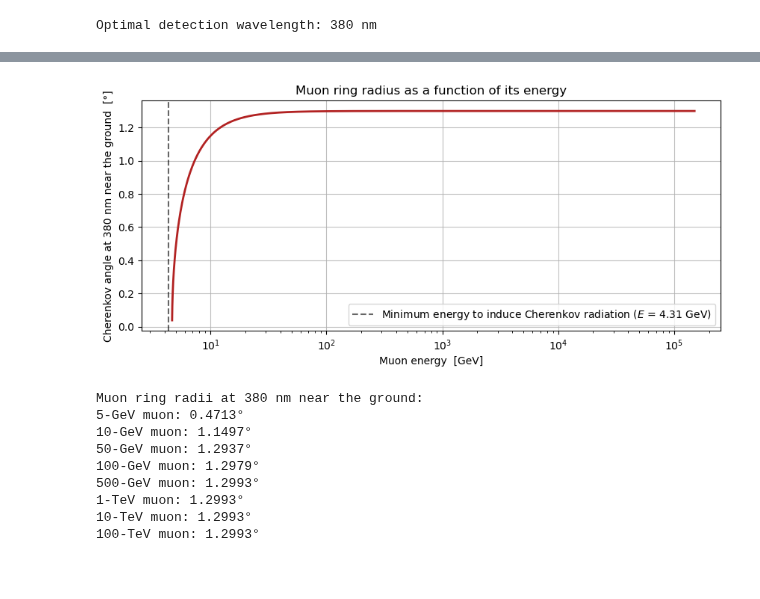
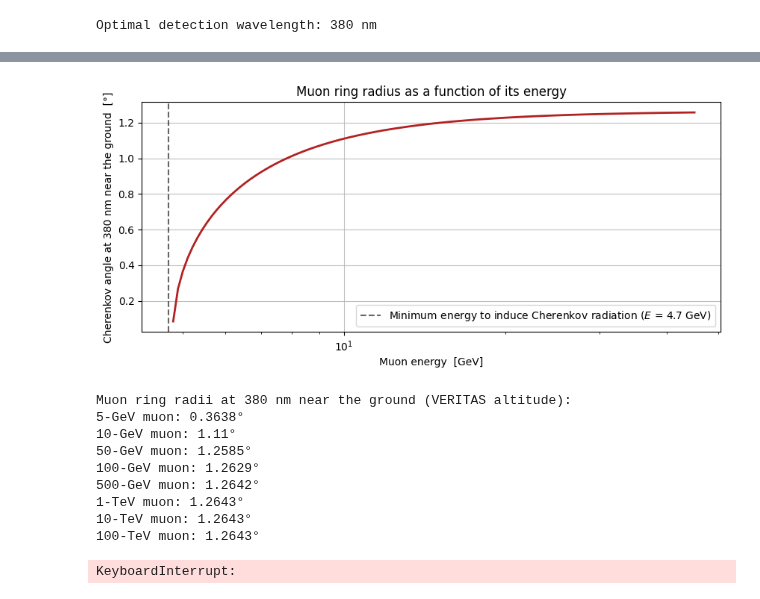
Before and after one commit to leandrorizk/magnetic_monopoles, a Jupyter notebook: muons/muon_detection_with_PT_dependence.ipynb, the cells around one changed output, grey strips where cells are left out. Saved outputs shown, nothing was run; the diff lists cells and outputs as text; code cells hidden in the pictures; blank space fills up the shorter version.

```diff
--- a/muons/muon_detection_with_PT_dependence.ipynb
+++ b/muons/muon_detection_with_PT_dependence.ipynb
@@ -223,7 +257,7 @@ def decay_prob_dens(t, lifetime):
 
     return np.exp(-t / lifetime) / lifetime
 # %%
-def get_cherenkov_angle(beta, n=fixed_n):
+def get_cherenkov_angle(beta, n):
 
     return np.arccos(1 / (beta * n))
 # %%
@@ -260,7 +312,9 @@ def get_cherenkov_angle(beta, n=fixed_n):
 # %%
 # Minimum muon energy (in GeV) to emit Cherenkov radiation in air
 
-min_muon_gamma = (1 - fixed_n**-2) ** -0.5
+max_n = n_air(UVB_UVC)
+
+min_muon_gamma = (1 - max_n**-2) ** -0.5
 min_muon_E = min_muon_gamma * muon_mass * c.c.value**2 * u.J.to(u.GeV)
 min_muon_E
 # %% [output]
@@ -285,8 +339,8 @@ betas = get_beta(E=muon_E_span * u.GeV.to(u.J), m=muon_mass)
 
 angles = np.zeros_like(betas)
 for i, beta in enumerate(betas):
-    if beta > 1 / n_air(optimal_wvl, P_vts, T_vts):
-        angles[i] = get_cherenkov_angle(beta, n=n_air(optimal_wvl, P_vts, T_vts))
+    if beta > 1 / n_air(optimal_wvl, veritas_alt):
+        angles[i] = get_cherenkov_angle(beta, n=n_air(optimal_wvl, veritas_alt))
     else:
         angles[i] = np.nan
 
@@ -307,21 +361,25 @@ plt.show()
+# %%
+restricted_betas = betas[0:2200:20]
+restricted_muon_E_span = muon_E_span[0:2200:20]
+restricted_angles_deg = angles_deg[0:2200:20]
 # %%
 fig, ax = plt.subplots(figsize=(10, 4))
 
-plt.plot(muon_E_span, angles_deg, c='firebrick', lw=2)
+plt.plot(restricted_muon_E_span, restricted_angles_deg, c='firebrick', lw=2)
 plt.axvline(x=min_muon_E, color='black', ls='--', lw=1.5, alpha=0.6,
             label=r'Minimum energy to induce Cherenkov radiation ($E$ = {} GeV)'.format(round(min_muon_E, 2)))
 
 plt.grid(alpha=0.8)
 plt.xlabel('Muon energy  [GeV]')
 plt.ylabel('Cherenkov angle at {} nm near the ground  [°]'.format(int(optimal_wvl * 1e9)))
 plt.title('Muon ring radius as a function of its energy')
 
 plt.xscale('log')
 
 plt.legend()
 plt.show()
 # %% [output]
-[figure, old version]
+[figure, new version]
 # %%
 # Note that, where Cherenkov angle is rapidly changing (low energies),
 # angle might be modestly increasing with Cherenkov photon wavelength
@@ -334,6 +392,6 @@ some_angles = get_cherenkov_angle(some_betas, n=n_air(optimal_wvl, P_vts, T_vts)
 some_angles_deg = some_angles / np.pi * 180
 # %%
-print('Muon ring radii at {} nm near the ground:'.format(int(optimal_wvl * 1e9)))
+print('Muon ring radii at {} nm near the ground (VERITAS altitude):'.format(int(optimal_wvl * 1e9)))
 for i, E in enumerate(muon_energies):
     if E < 1e3:
         text = str(int(E)) + '-GeV muon:'
@@ -341,19 +399,19 @@ for i, E in enumerate(muon_energies):
         text = str(int(E/1e3)) + '-TeV muon:'
     print(text, str(round(some_angles_deg[i], 4)) + '°')
 # %% [output]
-Muon ring radii at 380 nm near the ground:
-5-GeV muon: 0.4713°
-10-GeV muon: 1.1497°
-50-GeV muon: 1.2937°
-100-GeV muon: 1.2979°
-500-GeV muon: 1.2993°
-1-TeV muon: 1.2993°
-10-TeV muon: 1.2993°
-100-TeV muon: 1.2993°
+Muon ring radii at 380 nm near the ground (VERITAS altitude):
+5-GeV muon: 0.3638°
+10-GeV muon: 1.11°
+50-GeV muon: 1.2585°
+100-GeV muon: 1.2629°
+500-GeV muon: 1.2642°
+1-TeV muon: 1.2643°
+10-TeV muon: 1.2643°
+100-TeV muon: 1.2643°
 # %%
 # Double integration with conditionals = do not rely on quad
 
-true_ring_intensities = np.zeros_like(betas[::100])
+true_ring_intensities = np.zeros_like(restricted_betas)
 
 dw = 1e-10  # m
 wavelengths = np.arange(UVB_UVC, PMT_max, dw)
@@ -361,29 +419,28 @@ wavelengths = np.arange(UVB_UVC, PMT_max, dw)
 dx = 1e-1  # m
 heights = np.arange(veritas_alt, atmos_height, dx)
 
-for i, beta in enumerate(betas[::100]):
+for i, beta in enumerate(restricted_betas):
 
     s = 0
 
-    # for height in tqdm(heights):
+    #  for height in tqdm(heights):
     for height in heights:
 
         h = height + dx/2
-        P = get_pressure(h)
-        T = get_temp(h)
 
         for wavelength in reversed(wavelengths):
 
             w = wavelength + dw/2
-            n = n_air(w, P, T)
 
-            if beta > 1 / n:
-                angle = get_cherenkov_angle(beta, n)
+            if beta > 1 / n_air(w, h):
+                extent = get_extent(alt=height, stop=veritas_alt, dh=dx, beta=beta, lam=w)
 
-                if (h - veritas_alt) * np.tan(angle) <= D/2:
+                if extent <= D/2:
                     s += detect_d2Ndxdlam(lam=w, alt=h, beta=beta) * dw * dx
                 else:
                     break
 
     true_ring_intensities[i] = s
+# %% [output]
+KeyboardInterrupt:
 # %%
```
Also changed, not shown: parts of 15 cells of this notebook, 10 other files.
